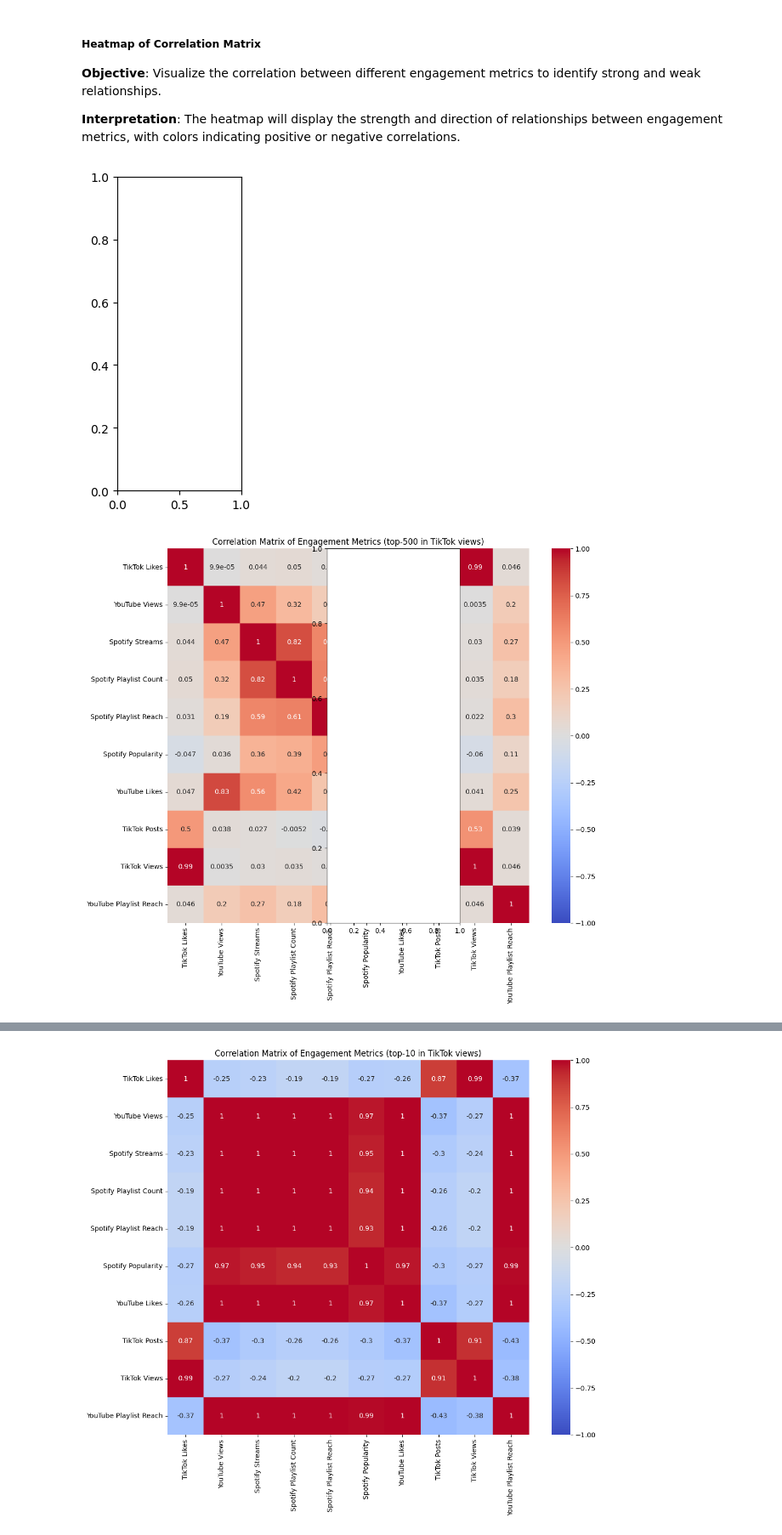
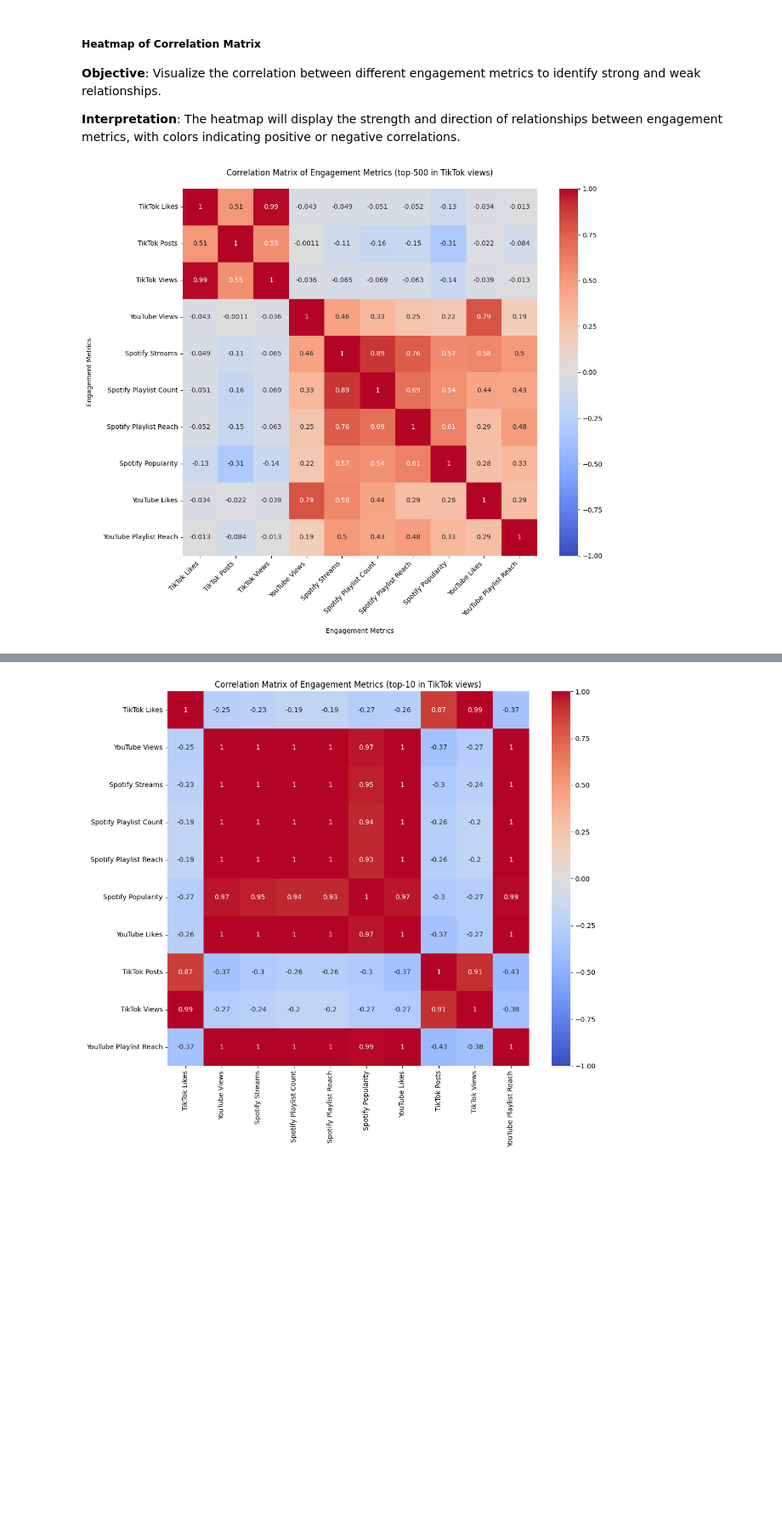
Before and after one commit to qstibbins/project-1, a Jupyter notebook: data.ipynb, the cells around one changed output, grey strips where cells are left out. Shown at 85% size. Cells and saved outputs as stored; diff of their text form; code cells hidden in the pictures; blank space fills up the shorter version.

```diff
--- a/data.ipynb
+++ b/data.ipynb
@@ -107,8 +107,8 @@ merged_df.head()
 # Create top 500 TikTok dataframe
 
 # Sort DataFrame by TikTok Views in descending order
-top_500_tiktok_df = merged_df.sort_values(by='Sum of TikTok Views', ascending=False).head(501)
-most_streamed_df = most_streamed_df.sort_values(by='Sum of TikTok Views', ascending=False).head(501)
+top_500_tiktok_df = merged_df.sort_values(by='Sum of TikTok Views', ascending=False).head(500)
+most_streamed_df = most_streamed_df.sort_values(by='TikTok Views', ascending=False).head(500)
 
 # Remove the 'Grand Total' row
 top_500_tiktok_df = top_500_tiktok_df[top_500_tiktok_df['Song'] != 'Grand Total']
@@ -335,19 +335,25 @@ Correlation between All Time Rank and TikTok Likes: -0.10518582782462912
 **Interpretation**: The heatmap will display the strength and direction of relationships between engagement metrics, with colors indicating positive or negative correlations.
 # %%
 # Select relevant columns
-corr_df = most_streamed_df[['TikTok Likes', 'YouTube Views', 'Spotify Streams',
-                            'Spotify Playlist Count', 'Spotify Playlist Reach', 'Spotify Popularity',
-                            'YouTube Likes', 'TikTok Posts', 'TikTok Views', 'YouTube Playlist Reach']]
+corr_df = most_streamed_df[['TikTok Likes', 'TikTok Posts', 'TikTok Views',
+                            'Spotify Streams', 'Spotify Playlist Count', 'Spotify Playlist Reach', 'Spotify Popularity',
+                            'YouTube Likes', 'YouTube Views', 'YouTube Playlist Reach']]
 
 # Compute correlation matrix
 corr_matrix = corr_df.corr()
 
 # Plot heatmap
 plt.figure(figsize=(12, 10))
 sns.heatmap(corr_matrix, annot=True, cmap='coolwarm', vmin=-1, vmax=1)
-plt.title('Correlation Matrix of Engagement Metrics (top-500 in TikTok views)')
+plt.xlabel("Engagement Metrics", labelpad=15)  # Add padding to x-axis label
+plt.ylabel("Engagement Metrics", labelpad=15)  # Add padding to y-axis label
+
+# Adjust tick label positions using rotation
+plt.xticks(rotation=45, ha='right', fontsize=10)  # Rotate x-axis labels
+plt.yticks(rotation=0, fontsize=10)  # Keep y-axis labels horizontal
+
+plt.title('Correlation Matrix of Engagement Metrics (top-500 in TikTok views)', pad=20)
 plt.savefig("images/correlation_matrix_top500.png")
 plt.show()
 # %% [output]
-[figure, old version]
+[figure, new version]
-[figure, removed]
```
Also changed, not shown: parts of 14 cells of this notebook, 1 other file.
